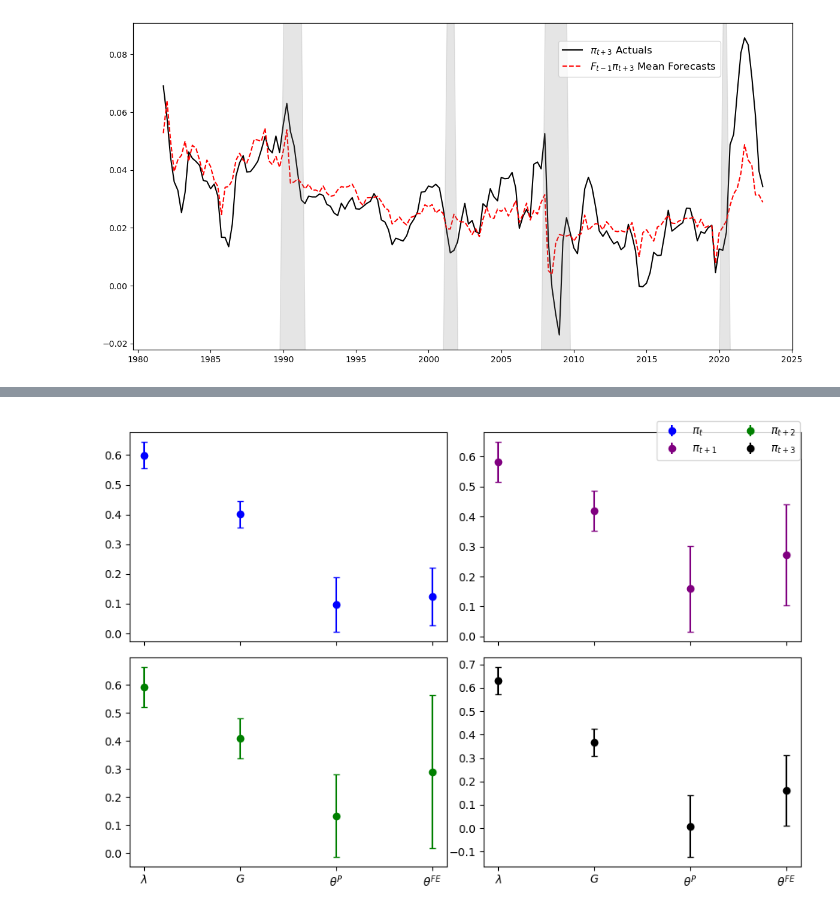
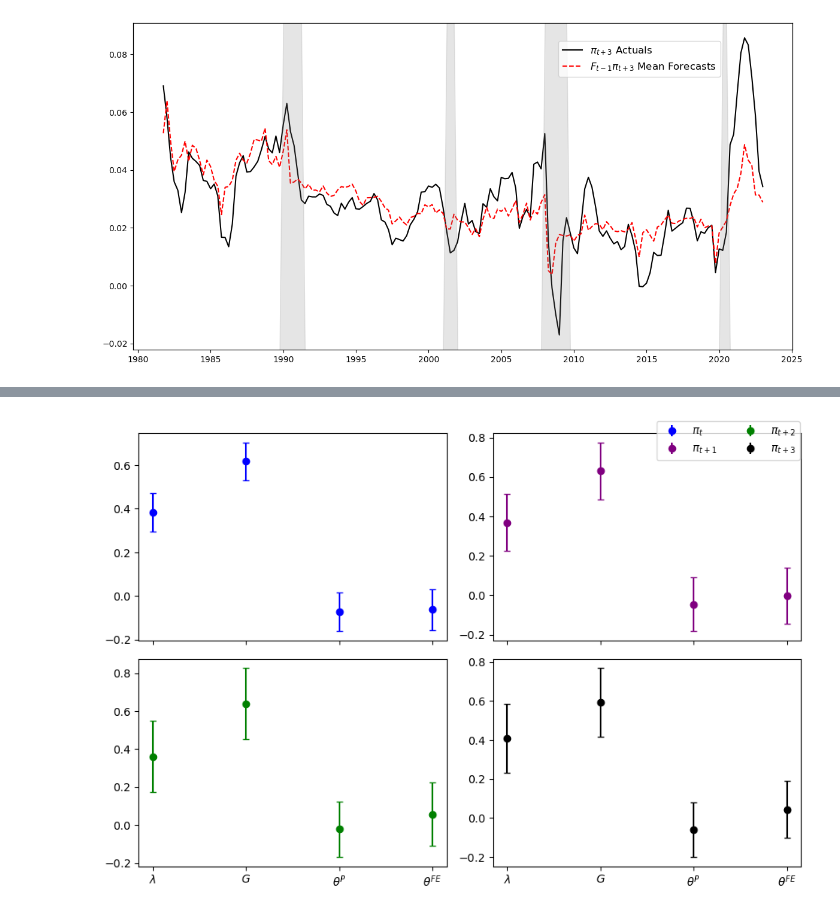
Before and after one commit to calvinmcelvain/expectation_replication, a Jupyter notebook: code/_004plots.ipynb, the cells around one changed output, grey strips where cells are left out. Saved outputs shown, nothing was run; the diff lists cells and outputs as text; code cells hidden in the pictures.

```diff
--- a/code/_004plots.ipynb
+++ b/code/_004plots.ipynb
@@ -216,8 +213,8 @@ def est_plot_quad(regs, name=None, save=False, path='output/'):
 ######################
 def params(ols, pldols, fe, fe2, ar1):
     params = []
-    params.append((1+ols) / (1+(1+ols)))
-    params.append(1 / (1 + (1+ols)))
+    params.append(ols / (1+ols))
+    params.append(1 / (1+ols))
     params.append((-((2 * pldols) + 1) + np.sqrt(((2 * pldols) + 1)**2 - 4 * (pldols + (pldols * ar1**2) + 1) * pldols)) / (2 * (pldols + (pldols * ar1**2) + 1)))
     params.append((-((2 * fe) + 1) + np.sqrt(((2 * fe) + 1)**2 - 4 * (fe + (fe * ar1**2) + 1) * fe)) / (2 * (fe + (fe * ar1**2) + 1)))
     params.append((-((2 * fe2) + 1) + np.sqrt(((2 * fe2) + 1)**2 - 4 * (fe2 + (fe2 * ar1**2) + 1) * fe2)) / (2 * (fe2 + (fe2 * ar1**2) + 1)))
@@ -330,4 +327,4 @@ est_plot_quad(regs_2022_nr, save=True, name='2022_estimates_nr_quad')
 # %%
-params_plot_quad(regs_2022_nr, save=True, name='2022_params__quad_nr')
+params_plot_quad(regs_2022, save=True, name='2022_params__quad')
 # %% [output]
-[figure, old version]
+[figure, new version]
```
Also changed, not shown: parts of 5 cells of this notebook, 16 other files.
